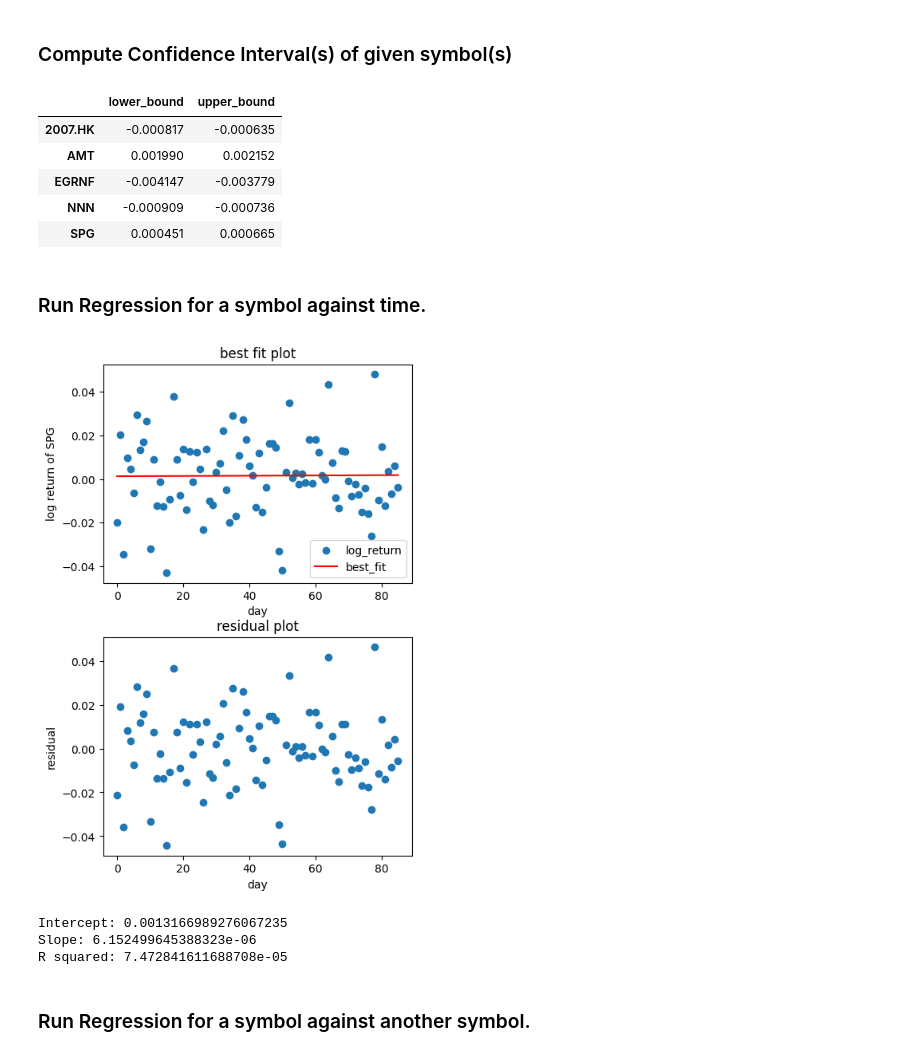
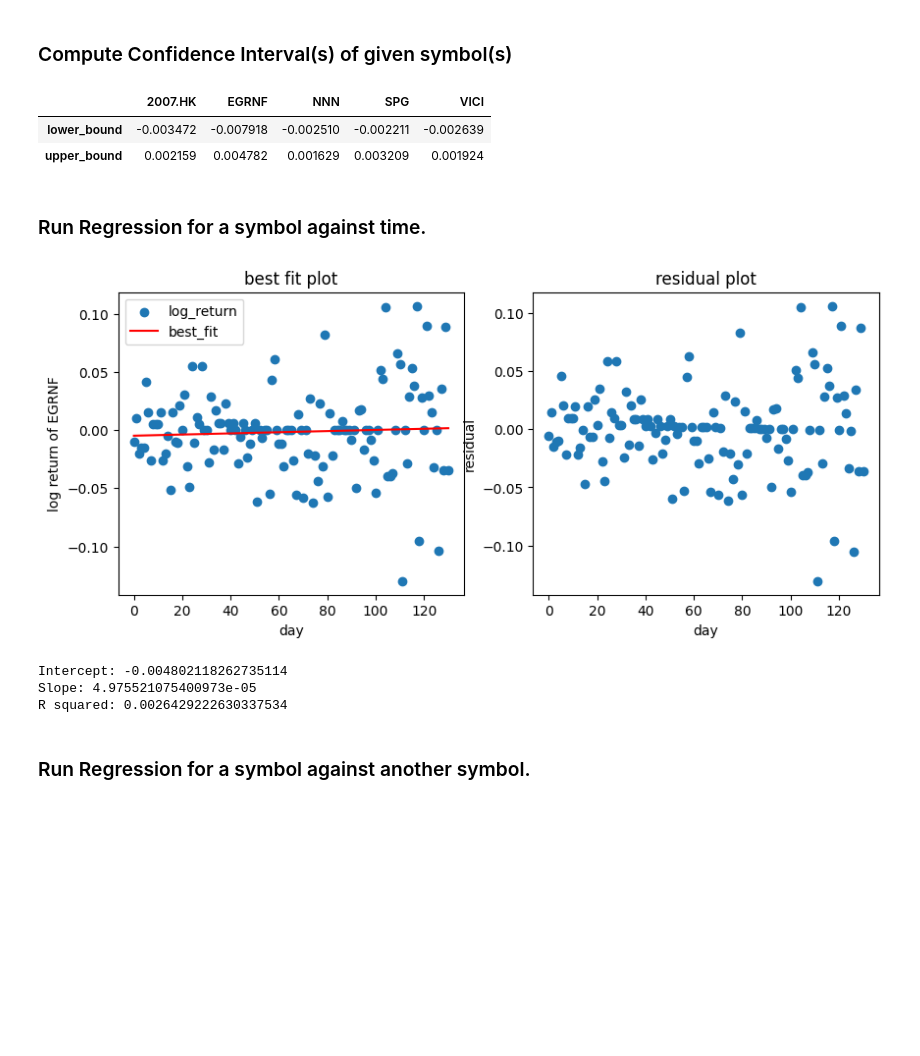
Before and after one commit to devangigaikwad/Comparative-Stock-Performance-Analysis, a Jupyter notebook: Prob & Stats Test Code- DG, Priyesh, Poch .ipynb, the cells around one changed output. Drawn from its saved outputs; the diff is of its cells as text; code cells hidden in the pictures; blank space fills up the shorter version.

```diff
--- a/Prob & Stats Test Code- DG, Priyesh, Poch .ipynb
+++ b/Prob & Stats Test Code- DG, Priyesh, Poch .ipynb
@@ -183,7 +182,7 @@ def regression(x: Iterable,
 
     best_fit = intercept + slope * np.array(x)
 
-    fig, axs = plt.subplots(ncols=1, nrows=2, figsize=(5, 8))
+    fig, axs = plt.subplots(ncols=2, nrows=1, figsize=(10, 4))
     axs[0].scatter(x, y, label = 'log_return')
     axs[0].plot(x, best_fit, 'r', label = 'best_fit')
     axs[0].legend()
@@ -279,26 +300,23 @@ probplot(log_return)  # Specify symbol=[SYMBOL] to plot only 1 symbol.
 # %% [markdown]
 ### Compute Confidence Interval(s) of given symbol(s)
 # %%
-confidence_interval(log_return, conf_level=0.05)  # Specify symbol=[SYMBOL] to compute only a subset of symbols.
+confidence_interval(log_return, conf_level=0.95)
 # %% [output]
-|  | lower_bound | upper_bound |
-| 2007.HK | -0.000817 | -0.000635 |
-| AMT | 0.001990 | 0.002152 |
-| EGRNF | -0.004147 | -0.003779 |
-| NNN | -0.000909 | -0.000736 |
-| SPG | 0.000451 | 0.000665 |
+|  | 2007.HK | EGRNF | NNN | SPG | VICI |
+| lower_bound | -0.003472 | -0.007918 | -0.002510 | -0.002211 | -0.002639 |
+| upper_bound | 0.002159 | 0.004782 | 0.001629 | 0.003209 | 0.001924 |
 # %% [markdown]
 ### Run Regression for a symbol against time.
 # %%
-intercept, slope, rsquared  = return_time_reg(log_return, 'SPG')
+intercept, slope, rsquared  = return_time_reg(log_return, symbol='EGRNF')
 print('Intercept:', intercept)
 print('Slope:', slope)
 print('R squared:', rsquared)
 # %% [output]
-[figure, old version]
+[figure, new version]
-Intercept: 0.0013166989276067235
-Slope: 6.152499645388323e-06
-R squared: 7.472841611688708e-05
+Intercept: -0.004802118262735114
+Slope: 4.975521075400973e-05
+R squared: 0.0026429222630337534
 # %% [markdown]
 ### Run Regression for a symbol against another symbol.
 # %%
```
Also changed, not shown: parts of 9 cells of this notebook.
